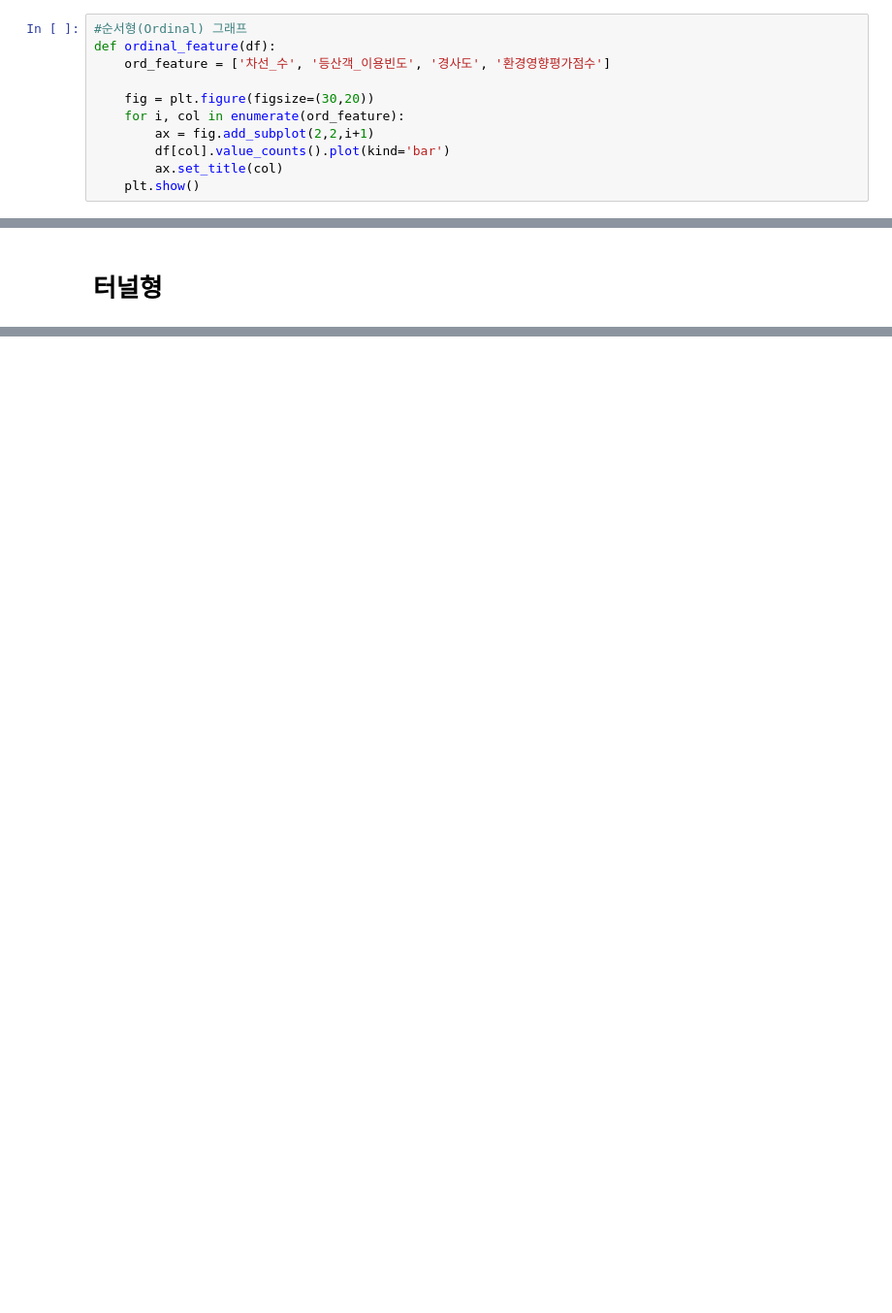
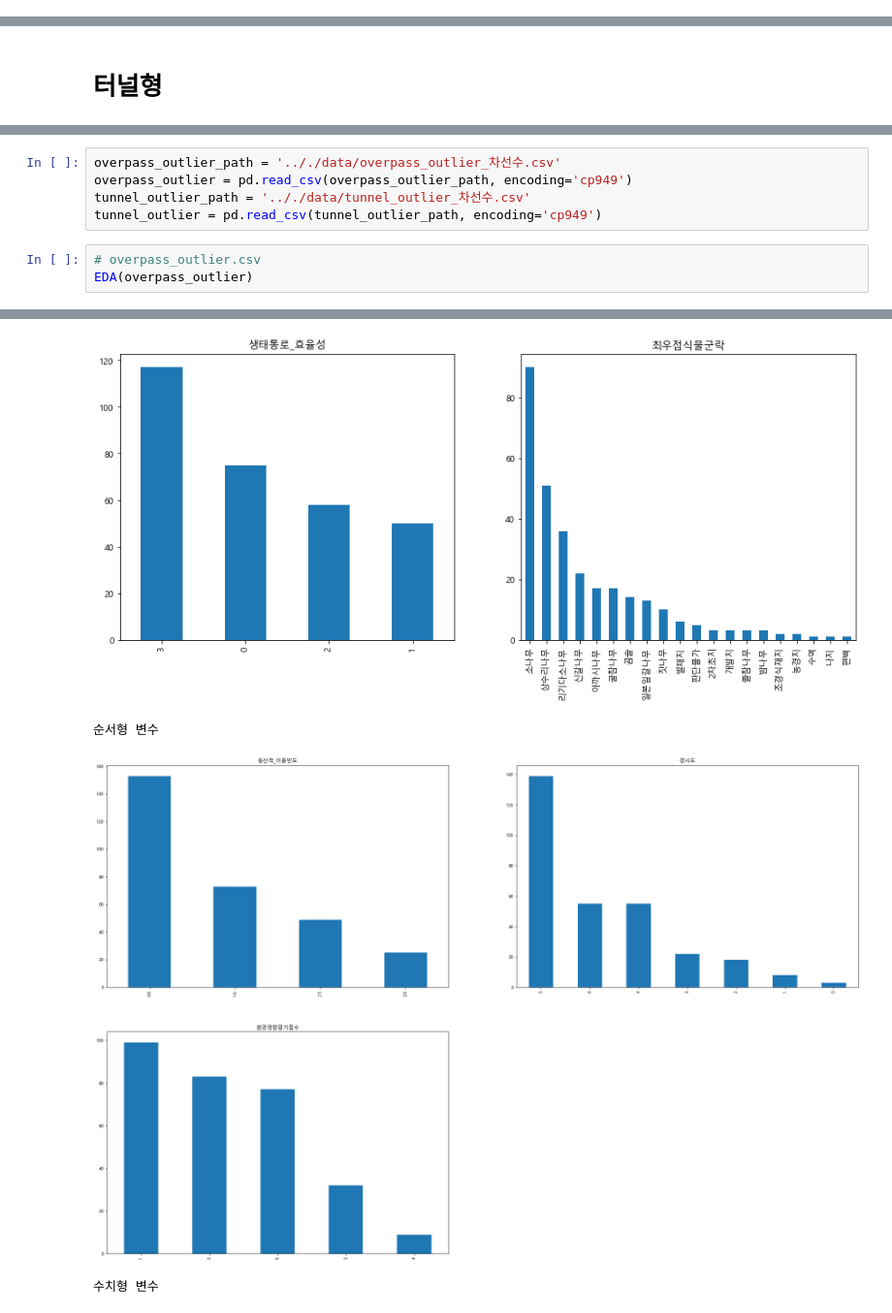
Before and after one commit to HKLeeeee/datacampus_dao, a Jupyter notebook: preprocessing/3. EDA.ipynb, the cells around one changed output, grey strips where cells are left out. Shown at 97% size. Drawn from its saved outputs; the diff is of its cells as text; blank space fills up the shorter version.

Commit message:
MainData repreprocessing

```diff
--- a/preprocessing/3. EDA.ipynb
+++ b/preprocessing/3. EDA.ipynb
@@ -95,12 +74 @@ def norminal_feature(df):
-# %%
-#순서형(Ordinal) 그래프
-def ordinal_feature(df):
-    ord_feature = ['차선_수', '등산객_이용빈도', '경사도', '환경영향평가점수']
-
-    fig = plt.figure(figsize=(30,20))
-    for i, col in enumerate(ord_feature):
-        ax = fig.add_subplot(2,2,i+1)
-        df[col].value_counts().plot(kind='bar')
-        ax.set_title(col)
-    plt.show()
 # %%
@@ -166,0 +145,9 @@ EDA(df_tunnel)
+# %%
+overpass_outlier_path = '.././data/overpass_outlier_차선수.csv'
+overpass_outlier = pd.read_csv(overpass_outlier_path, encoding='cp949')
+tunnel_outlier_path = '.././data/tunnel_outlier_차선수.csv'
+tunnel_outlier = pd.read_csv(tunnel_outlier_path, encoding='cp949')
+# %%
+# overpass_outlier.csv
+EDA(overpass_outlier)
+# %% [output]
@@ -166,0 +159,4 @@ EDA(df_tunnel)
+[figure, added]
+순서형 변수
+[figure, added]
+수치형 변수
```
Also changed, not shown: parts of 21 cells of this notebook, 2 other files.
